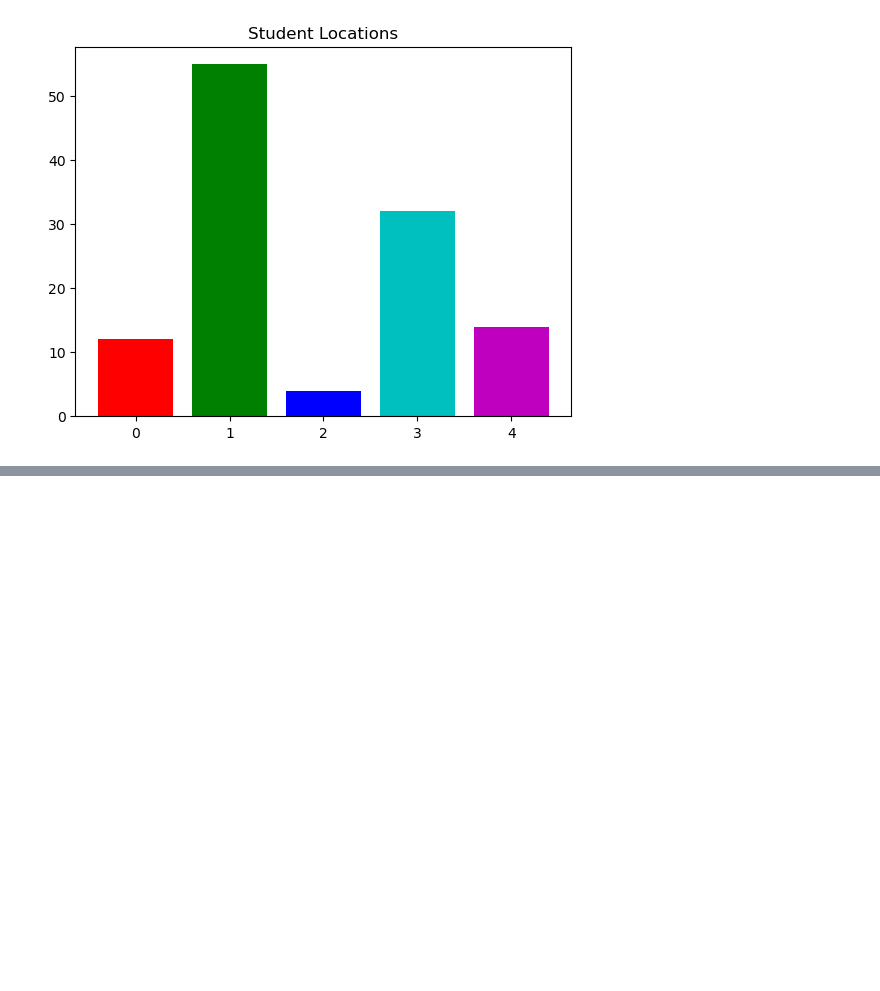
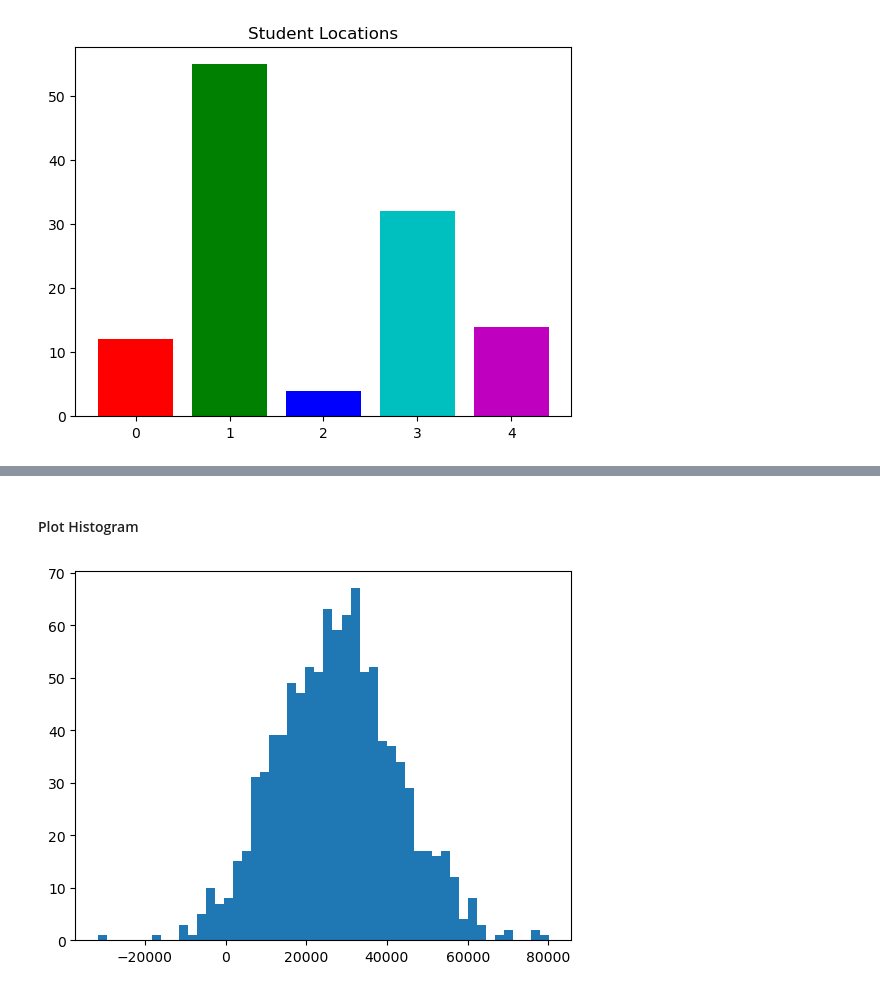
Before and after one commit to f-ssemwanga/ml_datascience_generative_AI, a Jupyter notebook: matplotLibBasics.ipynb, the cells around one changed output, grey strips where cells are left out. Saved outputs shown, nothing was run; the diff lists cells and outputs as text; code cells hidden in the pictures; blank space fills up the shorter version.

```diff
--- a/matplotLibBasics.ipynb
+++ b/matplotLibBasics.ipynb
@@ -163,0 +174,8 @@ plt.show()
+# %% [markdown]
+#### Plot Histogram
+# %%
+incomes = random.normal(27000, 15000, 1000)
+plt.hist(incomes, 50)
+plt.show()
+# %% [output]
+[figure, added]
```
Also changed, not shown: parts of 2 cells of this notebook.
